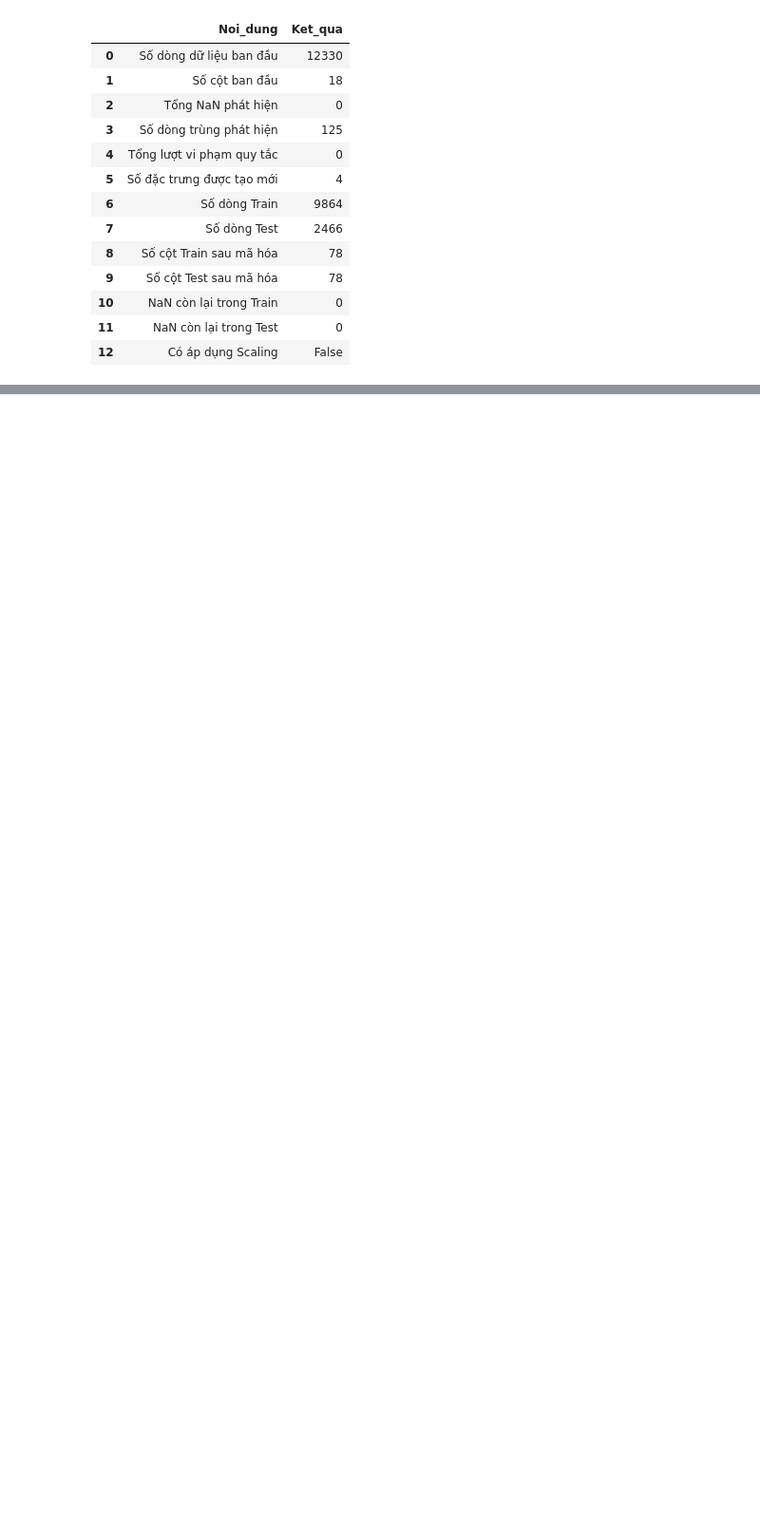
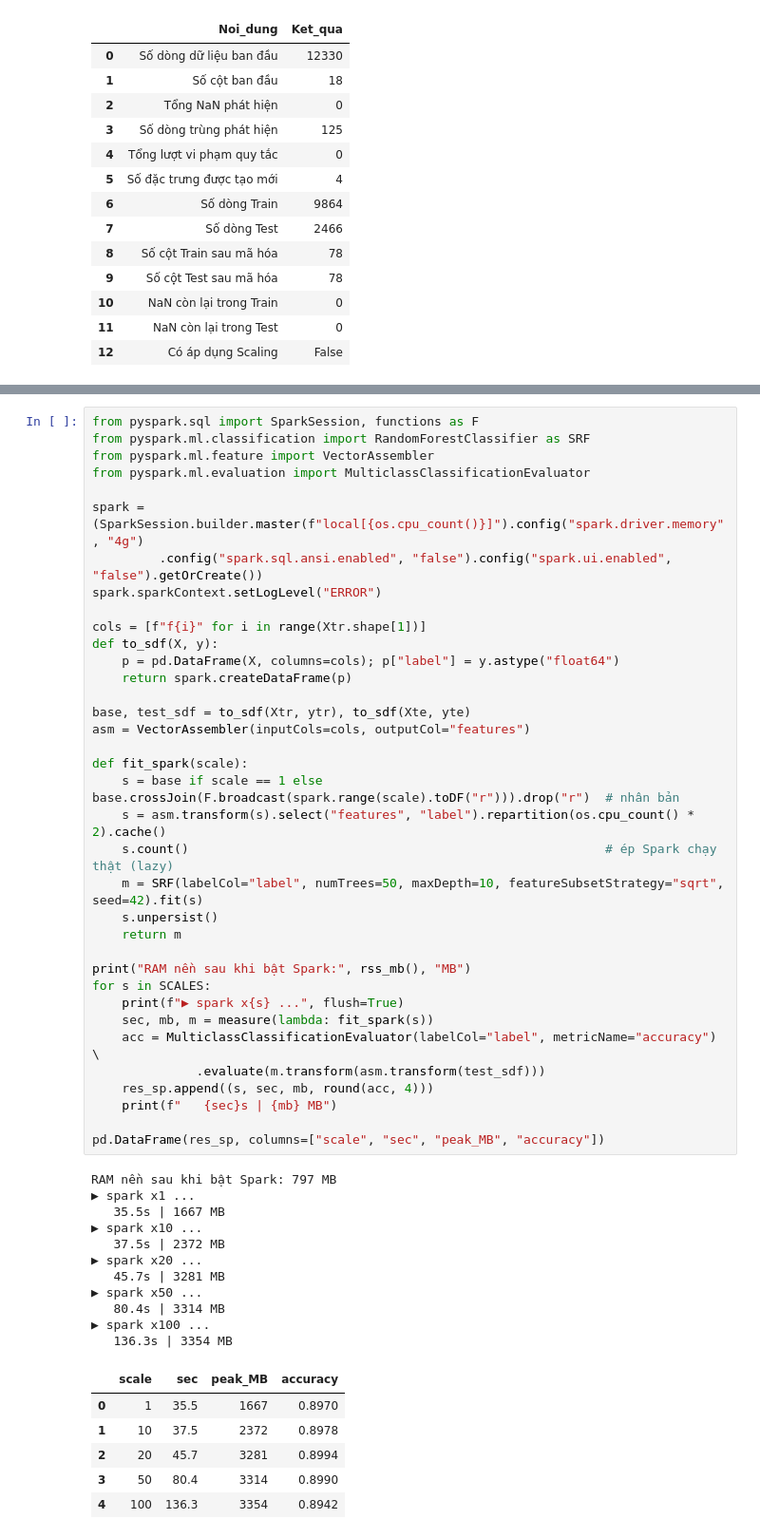
Before and after one commit to Huy03022005/colb, a Jupyter notebook: Copy_of_Demo_KTHP_BDA.ipynb, the cells around one changed output, grey strips where cells are left out. Shown at 95% size. Saved outputs shown, nothing was run; the diff lists cells and outputs as text; blank space fills up the shorter version.

```diff
--- a/Copy_of_Demo_KTHP_BDA.ipynb
+++ b/Copy_of_Demo_KTHP_BDA.ipynb
@@ -1420,0 +1996,54 @@ display(summary)
+# %%
+from pyspark.sql import SparkSession, functions as F
+from pyspark.ml.classification import RandomForestClassifier as SRF
+from pyspark.ml.feature import VectorAssembler
+from pyspark.ml.evaluation import MulticlassClassificationEvaluator
+
+spark = (SparkSession.builder.master(f"local[{os.cpu_count()}]").config("spark.driver.memory", "4g")
+         .config("spark.sql.ansi.enabled", "false").config("spark.ui.enabled", "false").getOrCreate())
+spark.sparkContext.setLogLevel("ERROR")
+
+cols = [f"f{i}" for i in range(Xtr.shape[1])]
+def to_sdf(X, y):
+    p = pd.DataFrame(X, columns=cols); p["label"] = y.astype("float64")
+    return spark.createDataFrame(p)
+
+base, test_sdf = to_sdf(Xtr, ytr), to_sdf(Xte, yte)
+asm = VectorAssembler(inputCols=cols, outputCol="features")
+
+def fit_spark(scale):
+    s = base if scale == 1 else base.crossJoin(F.broadcast(spark.range(scale).toDF("r"))).drop("r")  # nhân bản
+    s = asm.transform(s).select("features", "label").repartition(os.cpu_count() * 2).cache()
+    s.count()                                                        # ép Spark chạy thật (lazy)
+    m = SRF(labelCol="label", numTrees=50, maxDepth=10, featureSubsetStrategy="sqrt", seed=42).fit(s)
+    s.unpersist()
+    return m
+
+print("RAM nền sau khi bật Spark:", rss_mb(), "MB")
+for s in SCALES:
+    print(f"▶ spark x{s} ...", flush=True)
+    sec, mb, m = measure(lambda: fit_spark(s))
+    acc = MulticlassClassificationEvaluator(labelCol="label", metricName="accuracy") \
+              .evaluate(m.transform(asm.transform(test_sdf)))
+    res_sp.append((s, sec, mb, round(acc, 4)))
+    print(f"   {sec}s | {mb} MB")
+
+pd.DataFrame(res_sp, columns=["scale", "sec", "peak_MB", "accuracy"])
+# %% [output]
+RAM nền sau khi bật Spark: 797 MB
+▶ spark x1 ...
+   35.5s | 1667 MB
+▶ spark x10 ...
+   37.5s | 2372 MB
+▶ spark x20 ...
+   45.7s | 3281 MB
+▶ spark x50 ...
+   80.4s | 3314 MB
+▶ spark x100 ...
+   136.3s | 3354 MB
+|  | scale | sec | peak_MB | accuracy |
+| 0 | 1 | 35.5 | 1667 | 0.8970 |
+| 1 | 10 | 37.5 | 2372 | 0.8978 |
+| 2 | 20 | 45.7 | 3281 | 0.8994 |
+| 3 | 50 | 80.4 | 3314 | 0.8990 |
+| 4 | 100 | 136.3 | 3354 | 0.8942 |
```
Also changed, not shown: parts of 16 cells of this notebook.
